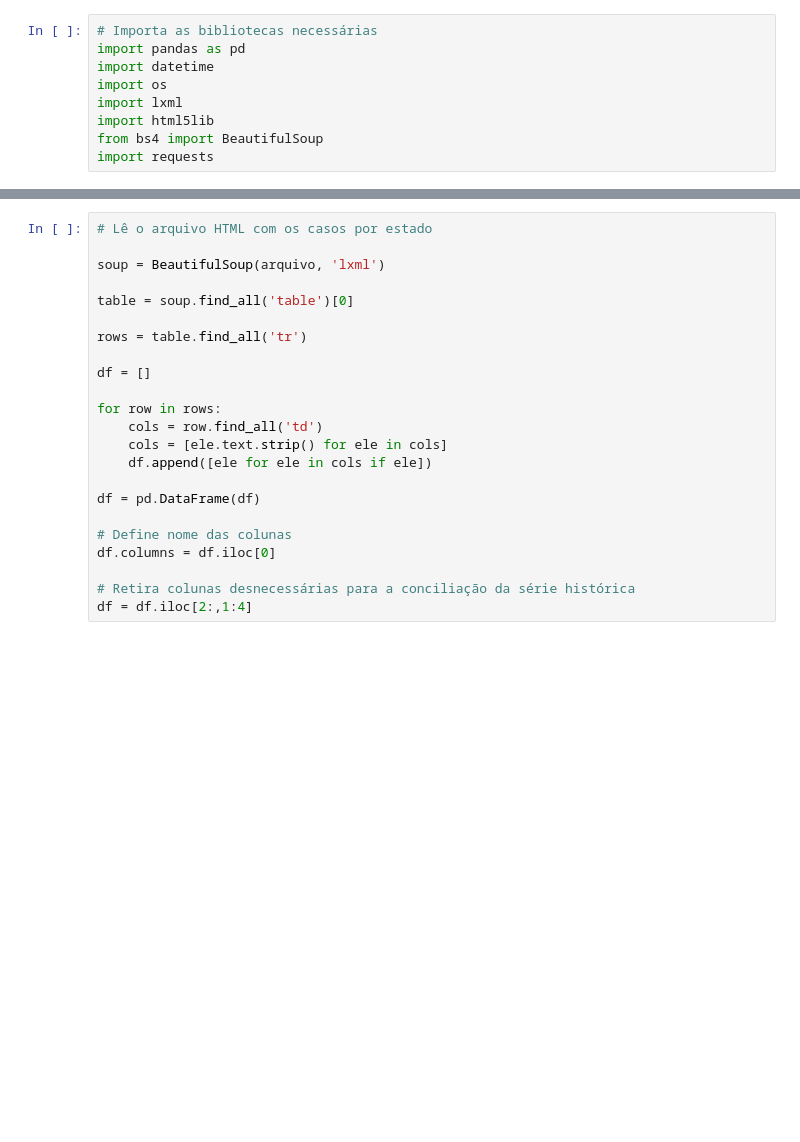
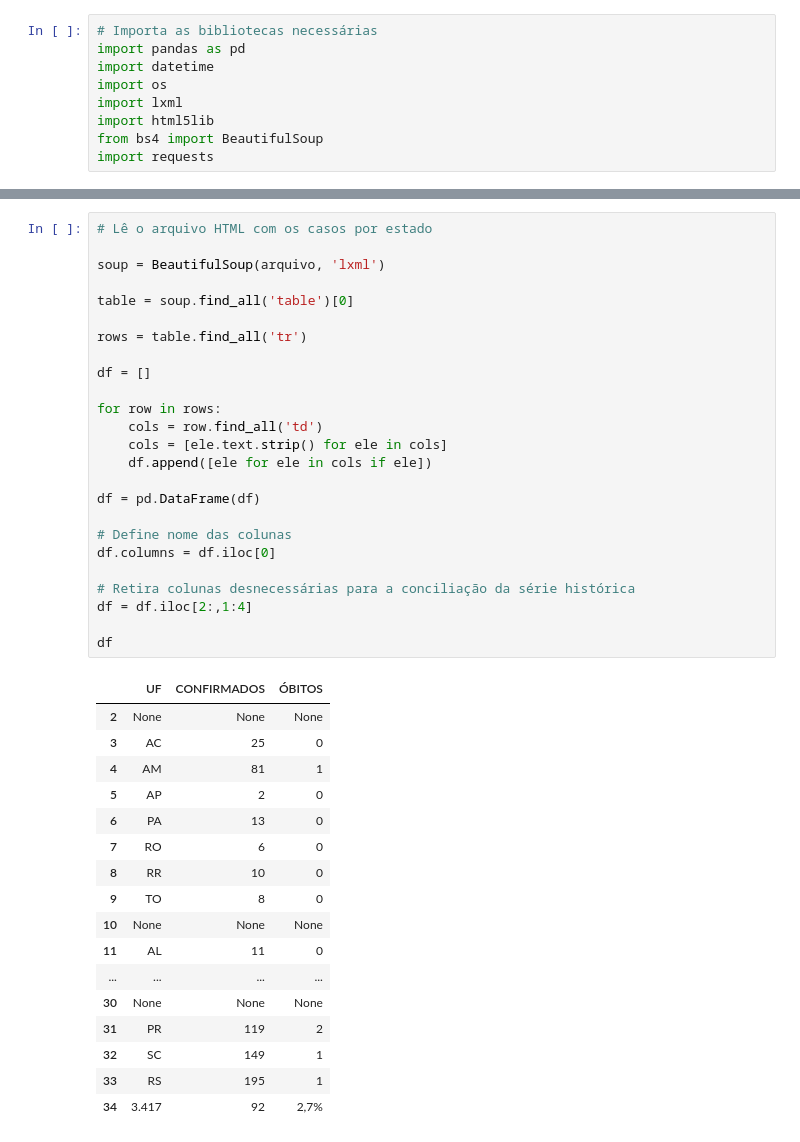
Before and after one commit to belisards/coronabr, a Jupyter notebook: scripts/IVIScraper.ipynb, the cells around one changed output, grey strips where cells are left out. Drawn from its saved outputs; the diff is of its cells as text; blank space fills up the shorter version.

```diff
--- a/scripts/IVIScraper.ipynb
+++ b/scripts/IVIScraper.ipynb
@@ -18,26 +35,46 @@ arquivo = requests.get(url).text
 # %%
 # Lê o arquivo HTML com os casos por estado
 
 soup = BeautifulSoup(arquivo, 'lxml')
 
 table = soup.find_all('table')[0]
 
 rows = table.find_all('tr')
 
 df = []
 
 for row in rows:
     cols = row.find_all('td')
     cols = [ele.text.strip() for ele in cols]
     df.append([ele for ele in cols if ele])
 
 df = pd.DataFrame(df)
 
 # Define nome das colunas
 df.columns = df.iloc[0]
 
 # Retira colunas desnecessárias para a conciliação da série histórica
 df = df.iloc[2:,1:4]
+
+df
+# %% [output]
+|  | UF | CONFIRMADOS | ÓBITOS |
+| 2 | None | None | None |
+| 3 | AC | 25 | 0 |
+| 4 | AM | 81 | 1 |
+| 5 | AP | 2 | 0 |
+| 6 | PA | 13 | 0 |
+| 7 | RO | 6 | 0 |
+| 8 | RR | 10 | 0 |
+| 9 | TO | 8 | 0 |
+| 10 | None | None | None |
+| 11 | AL | 11 | 0 |
+| ... | ... | ... | ... |
+| 30 | None | None | None |
+| 31 | PR | 119 | 2 |
+| 32 | SC | 149 | 1 |
+| 33 | RS | 195 | 1 |
+| 34 | 3.417 | 92 | 2,7% |
 # %%
 # Converte o arquivo JavaScript para JSON
 # Remove entradas impróprias
```
Also changed, not shown: parts of 8 cells of this notebook, 2 other files.
